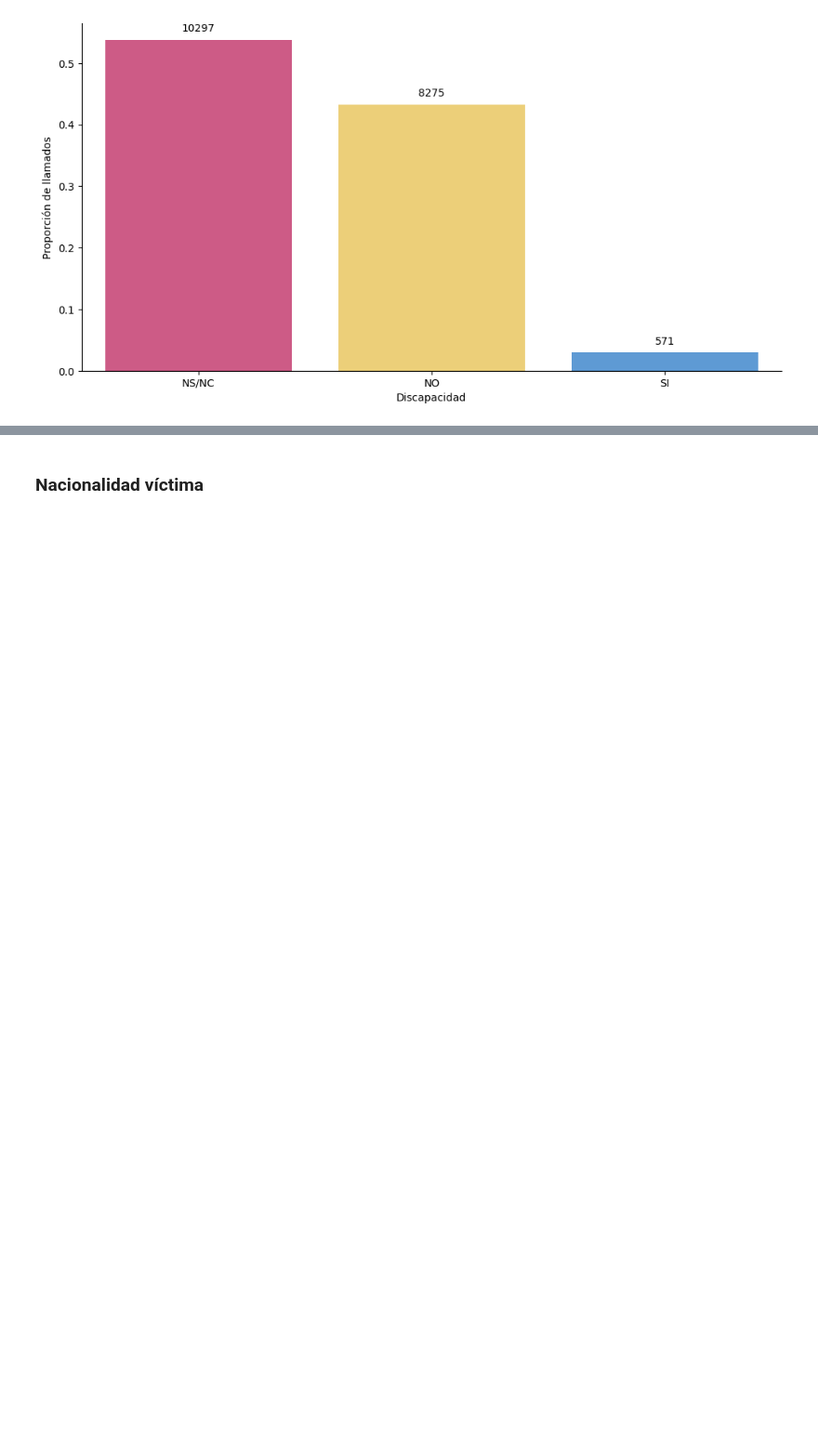
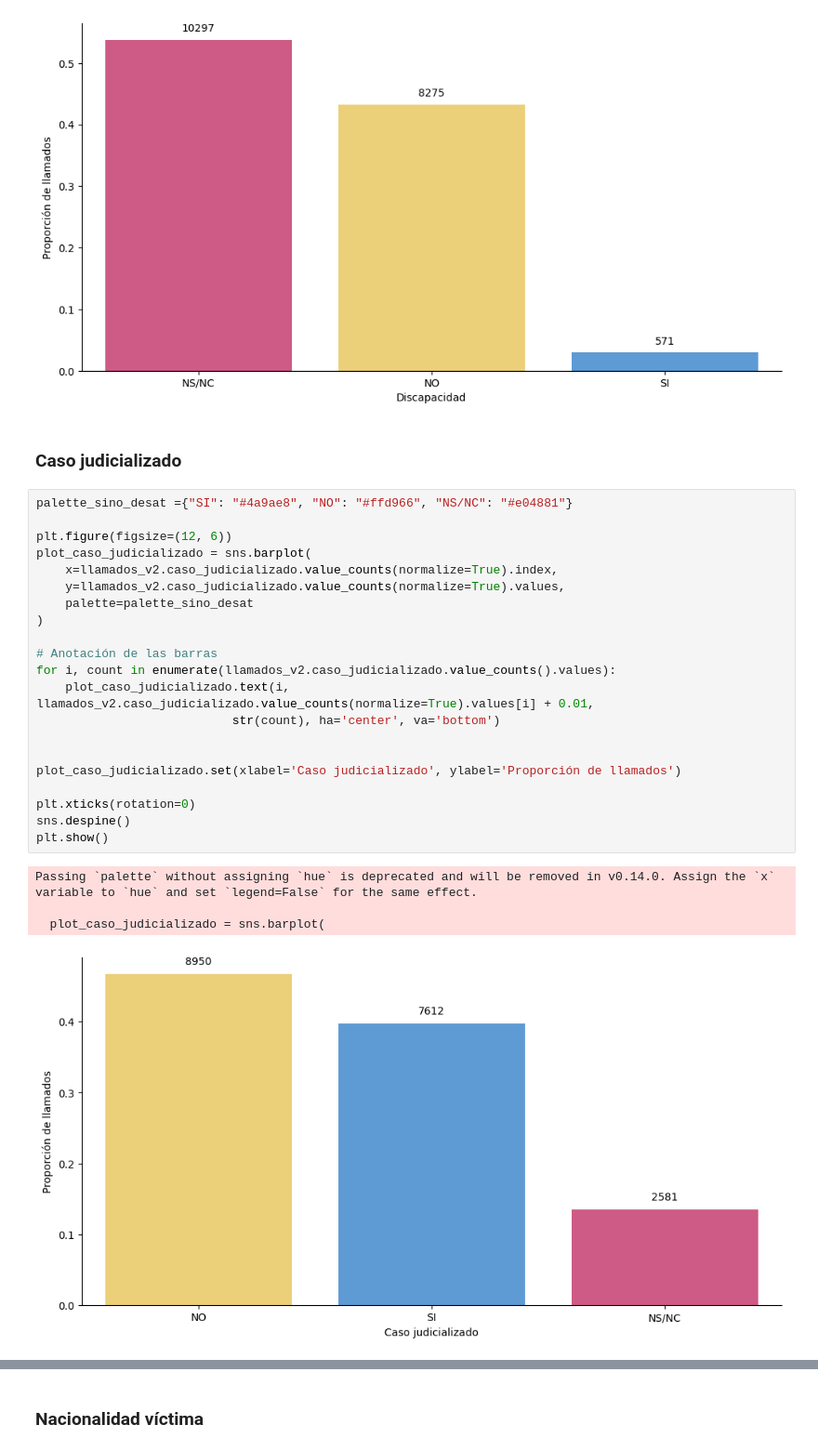
Before and after one commit to VicColombo/linea_137_llamados_vs, a Jupyter notebook: code/notebooks/exploracion_dataset_unificado.ipynb, the cells around one changed output, grey strips where cells are left out. Shown at 93% size. Cells and saved outputs as stored; diff of their text form; blank space fills up the shorter version.

```diff
--- a/code/notebooks/exploracion_dataset_unificado.ipynb
+++ b/code/notebooks/exploracion_dataset_unificado.ipynb
@@ -541,4 +542,32 @@ Passing `palette` without assigning `hue` is deprecated and will be removed in v
 
   plot_victima_discapacidad = sns.barplot(
 [figure]
+# %% [markdown]
+### Caso judicializado
+# %%
+palette_sino_desat ={"SI": "#4a9ae8", "NO": "#ffd966", "NS/NC": "#e04881"}
+
+plt.figure(figsize=(12, 6))
+plot_caso_judicializado = sns.barplot(
+    x=llamados_v2.caso_judicializado.value_counts(normalize=True).index,
+    y=llamados_v2.caso_judicializado.value_counts(normalize=True).values,
+    palette=palette_sino_desat
+)
+
+# Anotación de las barras
+for i, count in enumerate(llamados_v2.caso_judicializado.value_counts().values):
+    plot_caso_judicializado.text(i, llamados_v2.caso_judicializado.value_counts(normalize=True).values[i] + 0.01,
+                           str(count), ha='center', va='bottom')
+
+
+plot_caso_judicializado.set(xlabel='Caso judicializado', ylabel='Proporción de llamados')
+
+plt.xticks(rotation=0)
+sns.despine()
+plt.show()
+# %% [output]
+Passing `palette` without assigning `hue` is deprecated and will be removed in v0.14.0. Assign the `x` variable to `hue` and set `legend=False` for the same effect.
+
+  plot_caso_judicializado = sns.barplot(
+[figure, added]
 # %%
```
Also changed, not shown: parts of 12 cells of this notebook, 13 other files.
